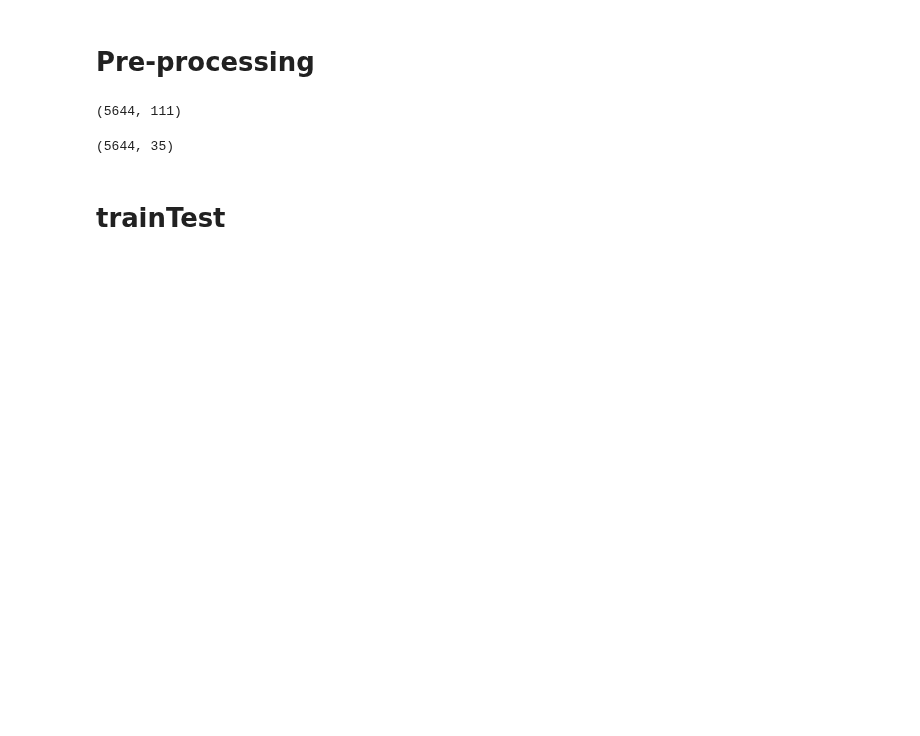
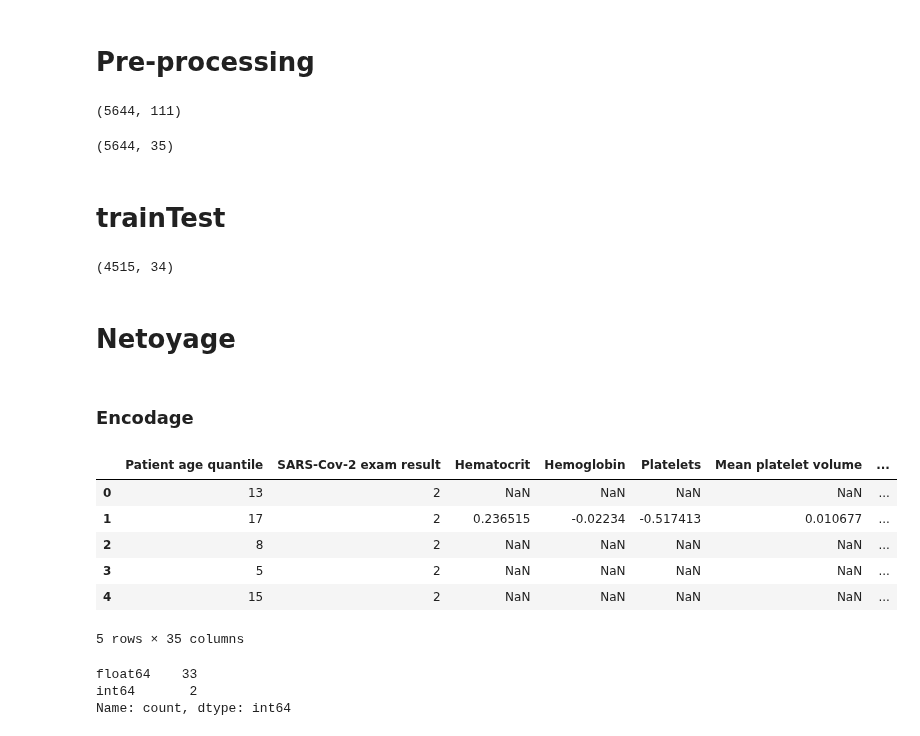
Before and after one commit to DST-NDIAYE/COVID-19, a Jupyter notebook: projet-covid.ipynb, the cells around one changed output. Cells and saved outputs as stored; diff of their text form; code cells hidden in the pictures; blank space fills up the shorter version.

```diff
--- a/projet-covid.ipynb
+++ b/projet-covid.ipynb
@@ -246,3 +246,37 @@ df.shape
 from sklearn.model_selection import train_test_split
 
 X_train , X_test , Y_train , Y_test = train_test_split( df.drop(key_columns[1] , axis=1) , df[key_columns[1]]  , test_size=0.2  )
+# %%
+X_train.shape
+# %% [output]
+(4515, 34)
+# %% [markdown]
+# Netoyage
+# %% [markdown]
+### Encodage
+# %%
+code =  {
+    'positive' : 1,
+    'negative':  2,
+    'detected': 3,
+    'not_detected': 4
+}
+# %%
+for col in df.select_dtypes('object'):
+    df[col] = df[col].map(code)
+# %%
+df.head()
+# %% [output]
+|  | Patient age quantile | SARS-Cov-2 exam result | Hematocrit | Hemoglobin | Platelets | Mean platelet volume | ... |
+| 0 | 13 | 2 | NaN | NaN | NaN | NaN | ... |
+| 1 | 17 | 2 | 0.236515 | -0.02234 | -0.517413 | 0.010677 | ... |
+| 2 | 8 | 2 | NaN | NaN | NaN | NaN | ... |
+| 3 | 5 | 2 | NaN | NaN | NaN | NaN | ... |
+| 4 | 15 | 2 | NaN | NaN | NaN | NaN | ... |
+5 rows × 35 columns
+# %%
+df.dtypes.value_counts()
+# %% [output]
+float64    33
+int64       2
+Name: count, dtype: int64
```
